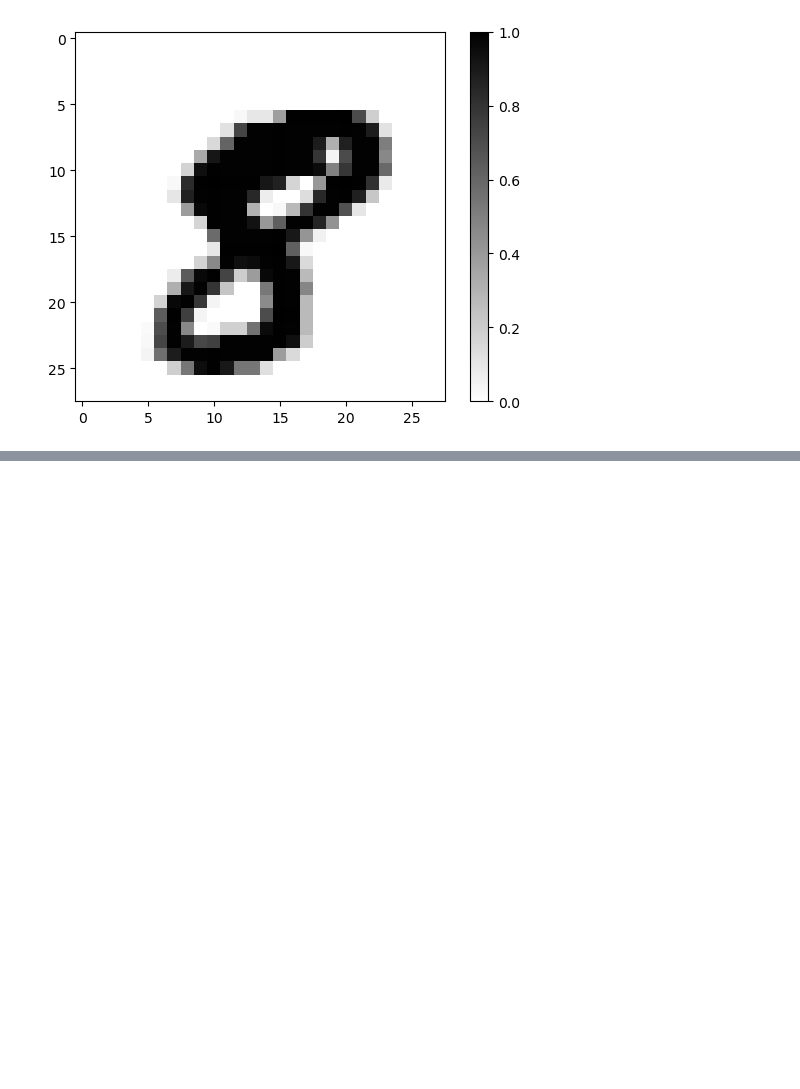
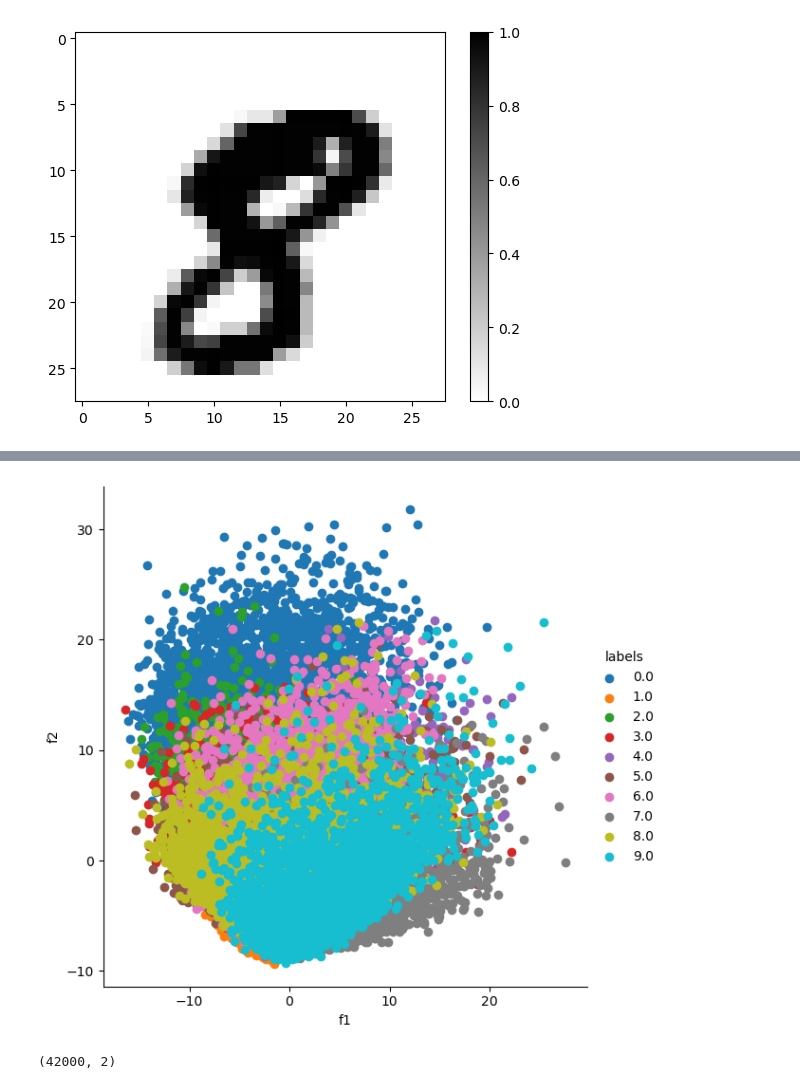
Before and after one commit to BhushanDive/Digit-Recognition-using-Na-ve-Bayes, a Jupyter notebook: Digits.ipynb, the cells around one changed output, grey strips where cells are left out. Saved outputs shown, nothing was run; the diff lists cells and outputs as text; code cells hidden in the pictures; blank space fills up the shorter version.

Commit message:
Did PCA and some data manipulation

```diff
--- a/Digits.ipynb
+++ b/Digits.ipynb
@@ -155,0 +174,5 @@ DIGIT : 8
+# %%
+# Calculation of Eigen Vector and Values
+from scipy.linalg import eigh
+lambdas, vectors = eigh(cov_matrix,eigvals=(782,783))
+vectors.shape
@@ -155,0 +181,3 @@ DIGIT : 8
+# %%
+vectors = vectors.T
+vectors.shape
@@ -155,0 +186,5 @@ DIGIT : 8
+# %%
+#Calculating unit vectors u1 = v1 and new coordinates
+new_coordinates = np.matmul(vectors,standardised_data.T)
+print(new_coordinates.shape)
+new_coordinates = np.vstack((new_coordinates,mnist_train_label)).T
@@ -155,0 +193,3 @@ DIGIT : 8
+# %%
+df_new = pd.DataFrame(new_coordinates, columns=["f1","f2","labels"])
+df_new.head()
@@ -155,0 +203,15 @@ DIGIT : 8
+# %%
+# Plotting FacetGrid
+sns.FacetGrid(df_new, hue = "labels", height = 6).map(plt.scatter, "f1", "f2").add_legend()
+plt.show()
+# %% [output]
+[figure, added]
+# %%
+from sklearn import decomposition
+
+pca = decomposition.PCA()
+pca.n_components = 2
+pca_data = pca.fit_transform(standardised_data)
+pca_data.shape
+# %% [output]
+(42000, 2)
```
Also changed, not shown: parts of 15 cells of this notebook.
